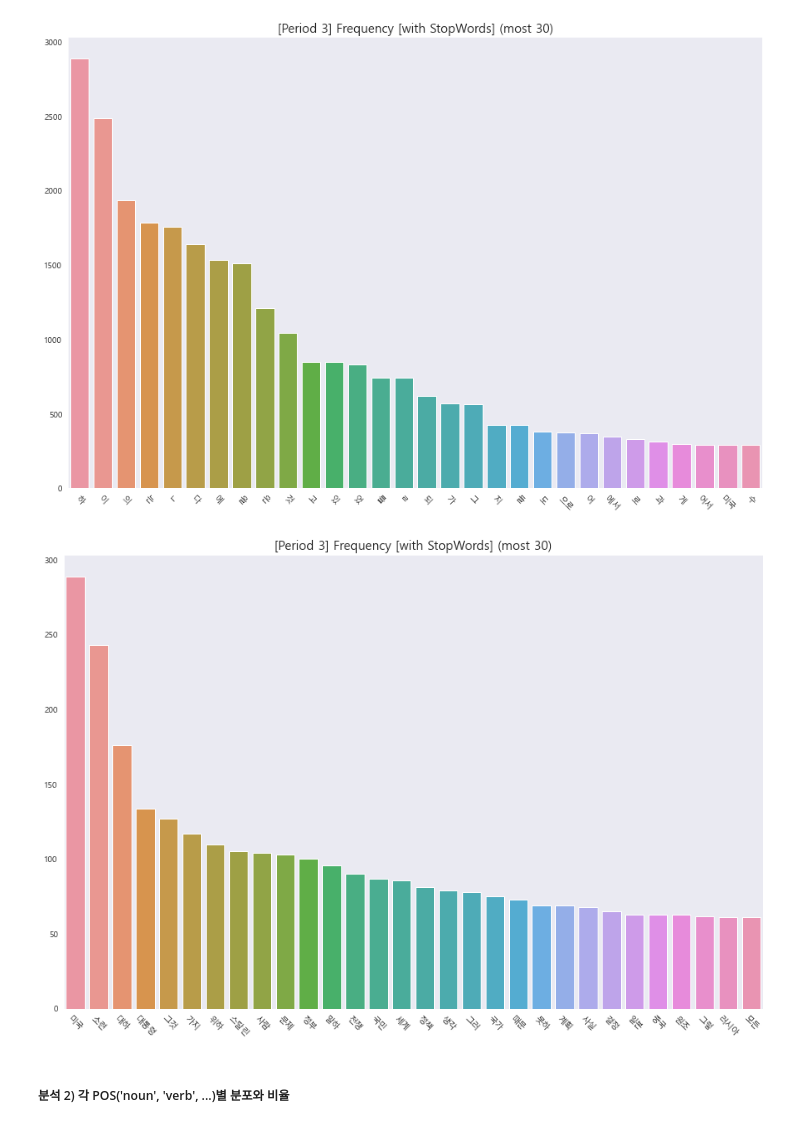
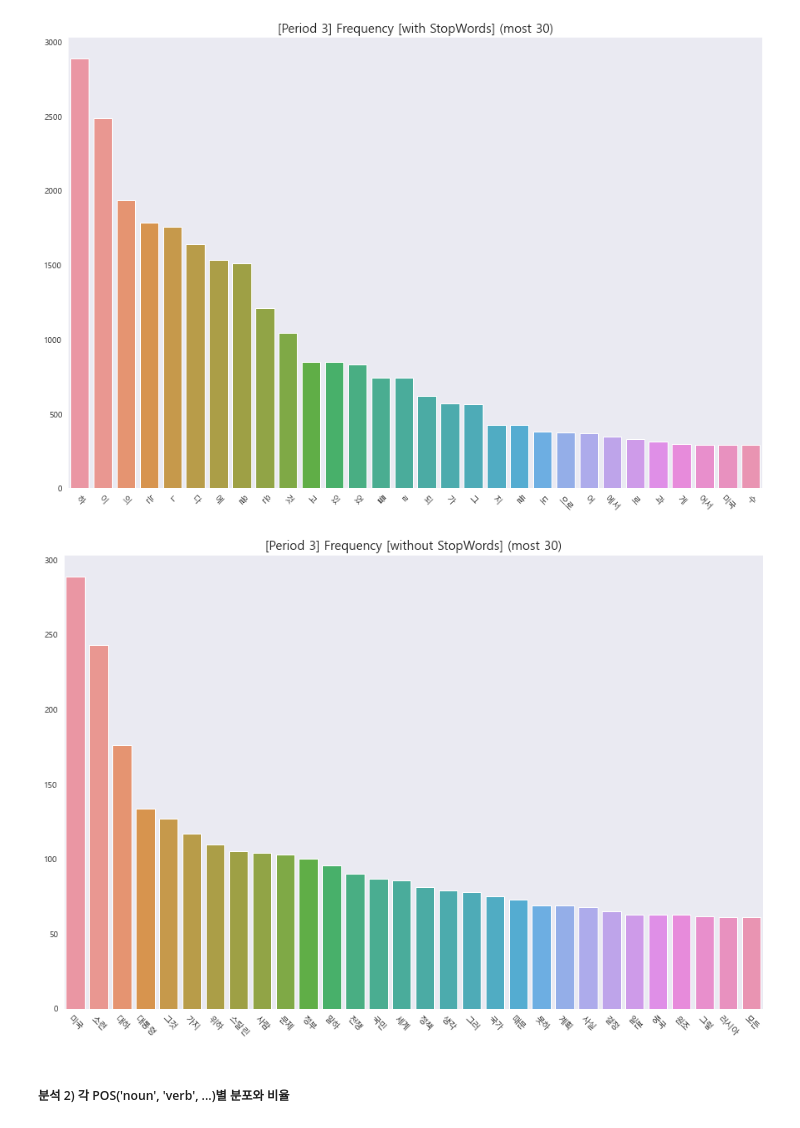
Before and after one commit to MartinusChoi/Text-Mining-Project, a Jupyter notebook: 3-Period-TT-Analysis.ipynb, the cells around one changed output. Saved outputs shown, nothing was run; the diff lists cells and outputs as text; code cells hidden in the pictures.

Commit message:
address error in overall Frequncy with TT Period 3

```diff
--- a/3-Period-TT-Analysis.ipynb
+++ b/3-Period-TT-Analysis.ipynb
@@ -394,9 +396,9 @@ plotOverallFrequency(merge(tokenizing(tagged_3, tagList, pos='all')), filepath=R
 # %% [output]
 [figure]
 # %%
-plotOverallFrequency(merge(tokenized_3), filepath=RESULT_3, wo=False, period=3)
+plotOverallFrequency(merge(tokenized_3), filepath=RESULT_3, wo=True, period=3)
 # %% [output]
-[figure, old version]
+[figure, new version]
 # %% [markdown]
 ##### 분석 2) 각 POS('noun', 'verb', ...)별 분포와 비율
 # %%
```
Also changed, not shown: parts of 4 cells of this notebook, 6 other files.
